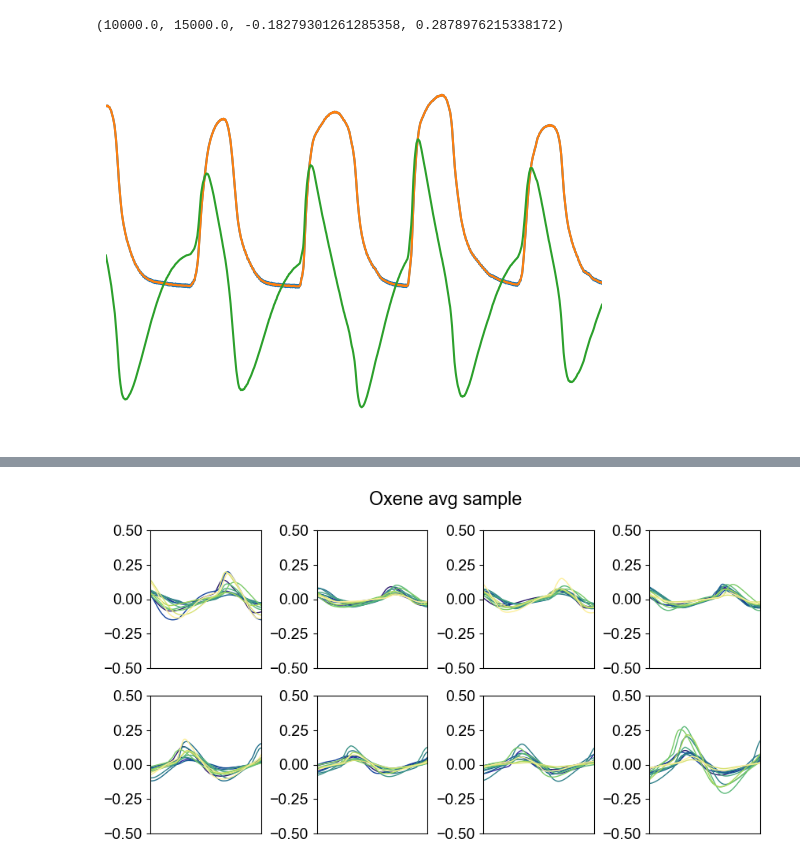
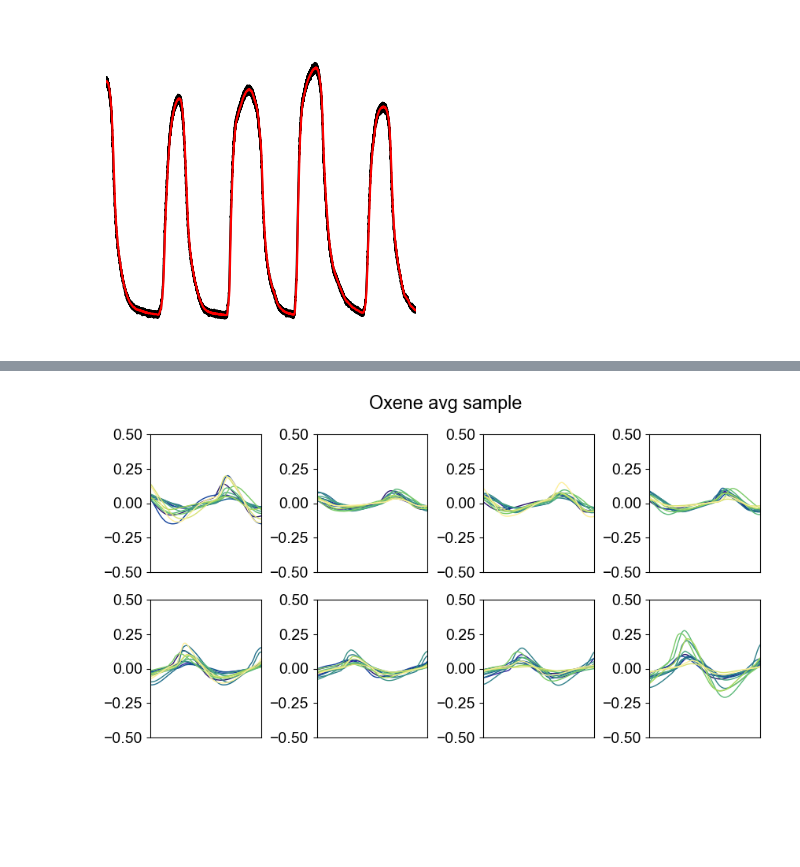
Before and after one commit to BailabUNC/oxene-nn, a Jupyter notebook: preprocessing.ipynb, the cells around one changed output, grey strips where cells are left out. Saved outputs shown, nothing was run; the diff lists cells and outputs as text; code cells hidden in the pictures; blank space fills up the shorter version.

```diff
--- a/preprocessing.ipynb
+++ b/preprocessing.ipynb
@@ -39,7 +39,9 @@ from scipy import interpolate
 # %%
 class FeatureConstructor():
 
-    def __init__(self, path, sample_rate, debug=False):
+    def __init__(self, path, sample_rate, debug=False, enableSaving=False):
+        self.path = path
+
         timestamps, sig = load(path, fs=sample_rate)
         self.timestamps = timestamps
         self.sig = sig
@@ -55,6 +57,9 @@ class FeatureConstructor():
         # flag for debugging
         self.debug = debug
 
+        # flag for saving picture
+        self.enableSaving = enableSaving
+
     def __len__(self):
         if self.features is None:
             raise IndexError('No slice has been contructed.')
@@ -64,6 +69,7 @@ class FeatureConstructor():
     def preprocess_(self):
         '''butterworth filters.
         '''
+        self.sig0_ = self.sig  # temperarily keep the current sig
         sos1 = butter(N=3, Wn=60, btype='lowpass', output='sos', fs=self.sample_rate)
         self.sig = sosfilt(sos1, self.sig, axis=0)
         self.sig1_ = self.sig  # temperarily keep the current sig
@@ -215,11 +221,14 @@ class FeatureConstructor():
             ax.set_xlim(0, self.window_width)
             ax.set_xticks([0, self.window_width])
 
-        plt.show()
+        self.fig.suptitle(self.path)
+
+        if not self.enableSaving:
+            plt.show()
 # %%
 # need to change every time
-start_file = 1
-end_file = 13
+start_file = 14
+end_file = 26
 num_files = end_file - start_file + 1
 
 df = pd.read_csv('best.csv', header=None)
@@ -263,10 +297,11 @@ Found 72 slices that satisfy Gaussian distribution.
 # %%
-worker = workers[0]
-plt.plot(worker.sig1_[:, 0])
-plt.plot(worker.sig2_[:, 0])
-plt.plot(worker.sig3_[:, 0])
+plt.figure(figsize=(4, 4))
+plt.plot(worker.sig0_[:, 0] + 0.5, c='k')
+plt.plot(worker.sig2_[:, 0] + 0.5, c='r')
 plt.xlim(10000, 15000)
 plt.axis('off')
+
+plt.savefig('results/preprocessing/filter_4peak_1st.png', dpi=600, bbox_inches='tight')
+plt.show()
 # %% [output]
-(10000.0, 15000.0, -0.18279301261285358, 0.2878976215338172)
-[figure, old version]
+[figure, new version]
```
Also changed, not shown: parts of 9 cells of this notebook, 3 other files.
